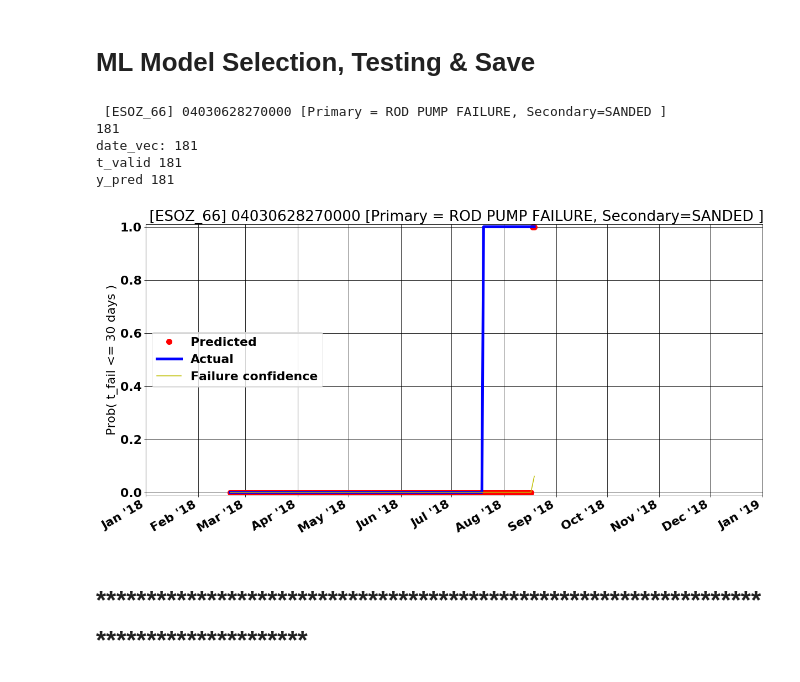
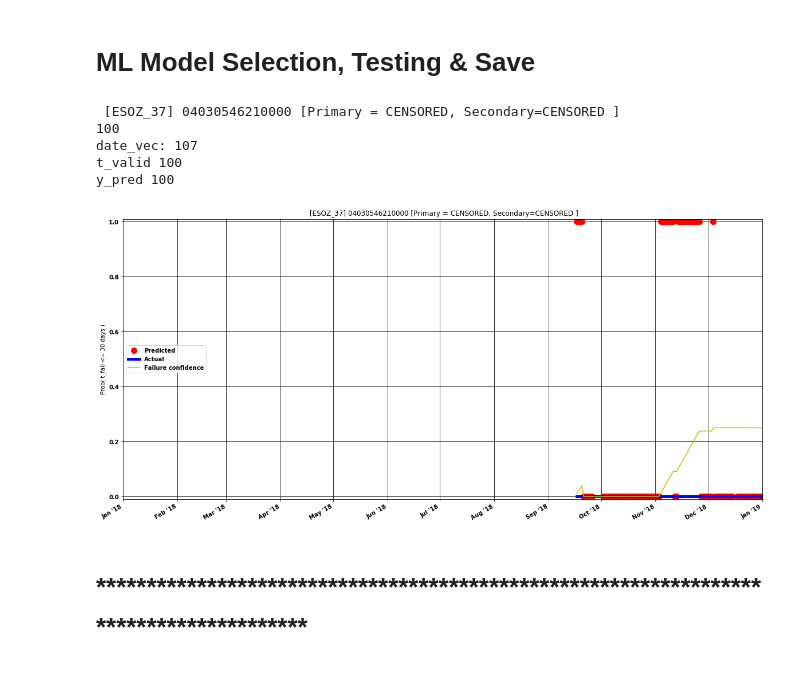
Before and after one commit to mevazicrc/Pump-Failure-Prediction, a Jupyter notebook: Failure_Predictive_Model.ipynb, the cells around one changed output. Drawn from its saved outputs; the diff is of its cells as text; code cells hidden in the pictures.

```diff
--- a/Failure_Predictive_Model.ipynb
+++ b/Failure_Predictive_Model.ipynb
@@ -138,39 +124,36 @@ Precision & Recall = [0.0]
 # %% [markdown]
 # ML Model Selection, Testing & Save
 # %%
-import importlib, train_module
-importlib.reload(train_module)
-
 import pickle
 
 verified_model_save_name = RMT + failureDataSetName[:-4] + 'RF_verifiedModel.pkl'
 
-failure_decision_pars = {'decision_threshold': 0.3,
+failure_decision_pars = {'decision_threshold': 0.1,
                       'days_to_failure': 30,
                       'max_delta_days': 50  ,
                       'alarm_confidence':0.5,
                       'min_diffConfidence': 0.5,
                       'days_to_reset_cumFailDays':30}
 
 date_lim = [start_date, end_date]
 trainOpts_ml = {'data_dir':data_dir,
                 'input_data_name':failureDataSetName,
                 'save_trained_model':True,
                 'trained_model_name':verified_model_save_name,
                 'plot_test':True}
 
 model_ml = ml_models[0]
 if 'Target' in model_pars_ml['columns_all']:
     model_pars_ml['columns_all'].remove('Target')
 
 
 train_module.test_trained_failure_model(model_ml, model_pars_ml, failure_decision_pars,  trainOpts_ml, date_lim)
 # %% [output]
- [ESOZ_66] 04030628270000 [Primary = ROD PUMP FAILURE, Secondary=SANDED ]
-181
-date_vec: 181
-t_valid 181
-y_pred 181
+ [ESOZ_37] 04030546210000 [Primary = CENSORED, Secondary=CENSORED ]
+100
+date_vec: 107
+t_valid 100
+y_pred 100
-[figure, old version]
+[figure, new version]
 # %% [markdown]
 # ***************************************************************************************
```
Also changed, not shown: parts of 3 cells of this notebook, 5 other files.
